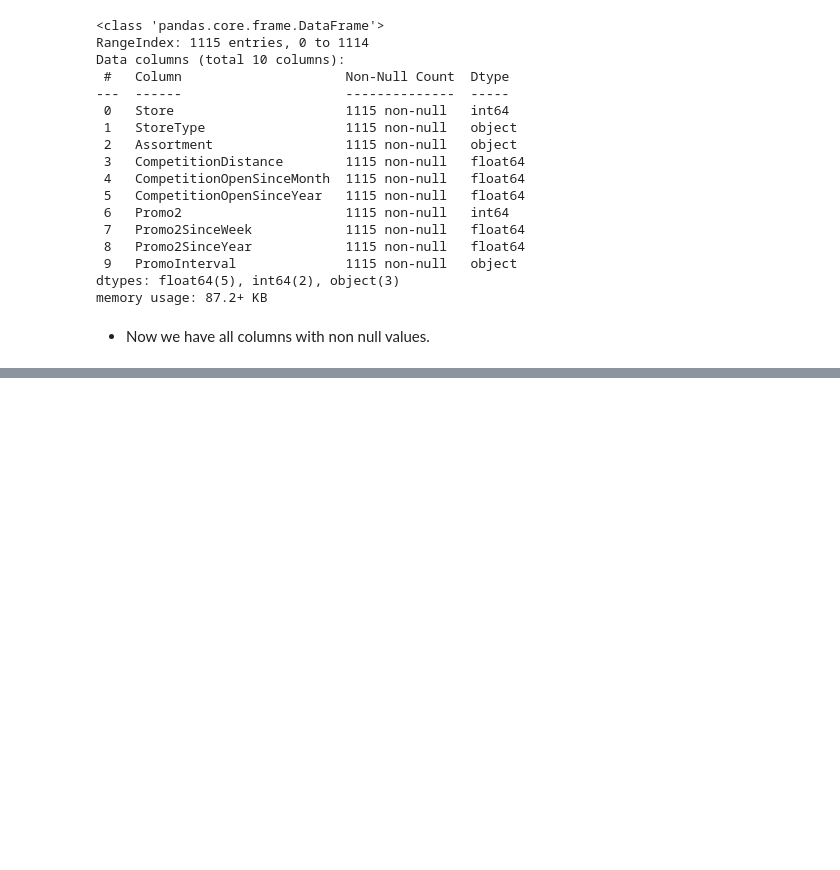
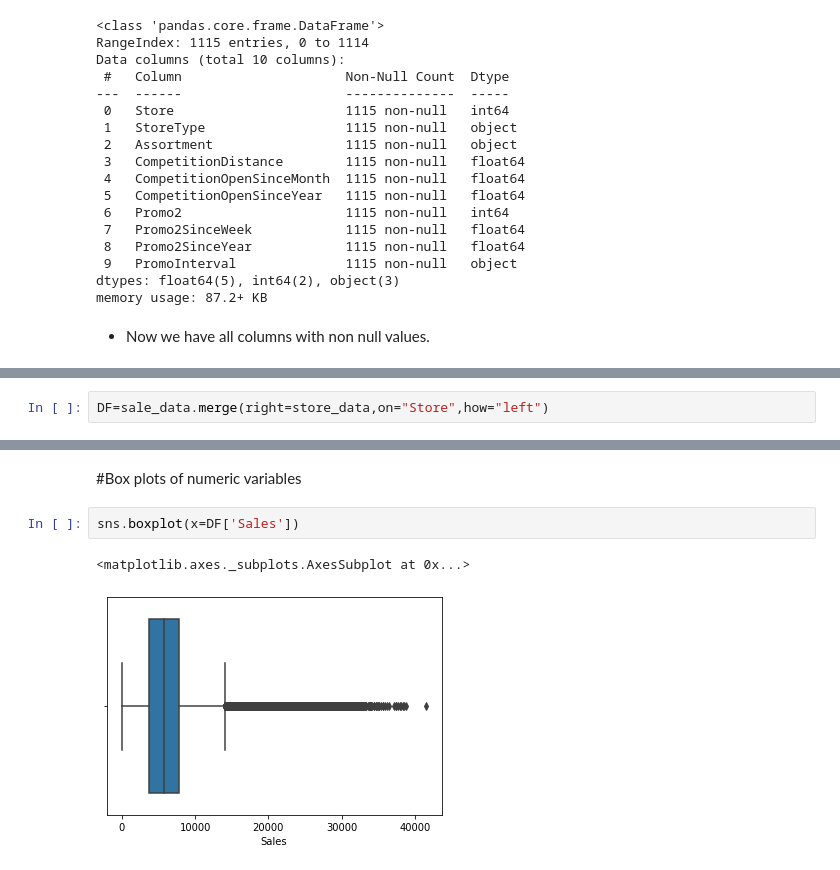
Before and after one commit to shab29/Regression_capstoneProject, a Jupyter notebook: Rossmann_Sales_Prediction_SB_Capstone_Project.ipynb, the cells around one changed output, grey strips where cells are left out. Saved outputs shown, nothing was run; the diff lists cells and outputs as text; blank space fills up the shorter version.

```diff
--- a/Rossmann_Sales_Prediction_SB_Capstone_Project.ipynb
+++ b/Rossmann_Sales_Prediction_SB_Capstone_Project.ipynb
@@ -276,0 +280,2 @@ memory usage: 87.2+ KB
+# %%
+DF=sale_data.merge(right=store_data,on="Store",how="left")
@@ -276,0 +322,7 @@ memory usage: 87.2+ KB
+# %% [markdown]
+#Box plots of numeric variables
+# %%
+sns.boxplot(x=DF['Sales'])
+# %% [output]
+<matplotlib.axes._subplots.AxesSubplot at 0x...>
+[figure, added]
```
Also changed, not shown: parts of 25 cells of this notebook.
